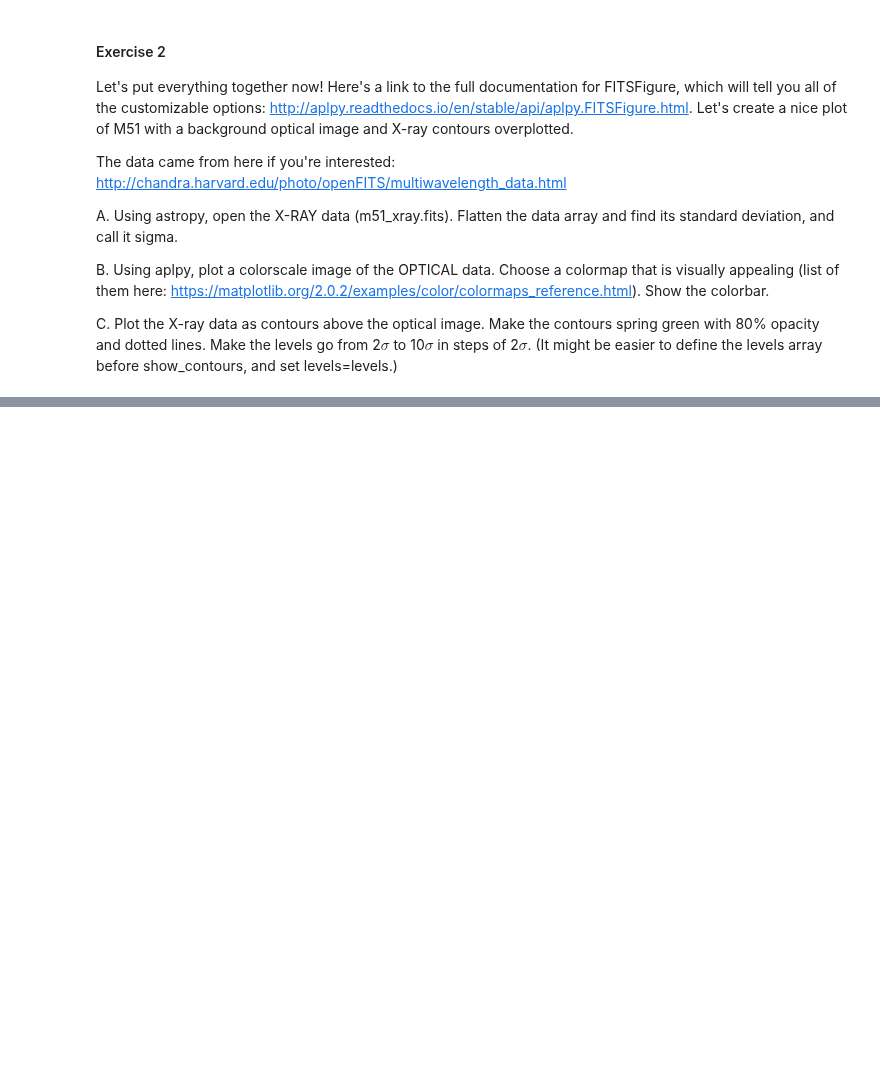
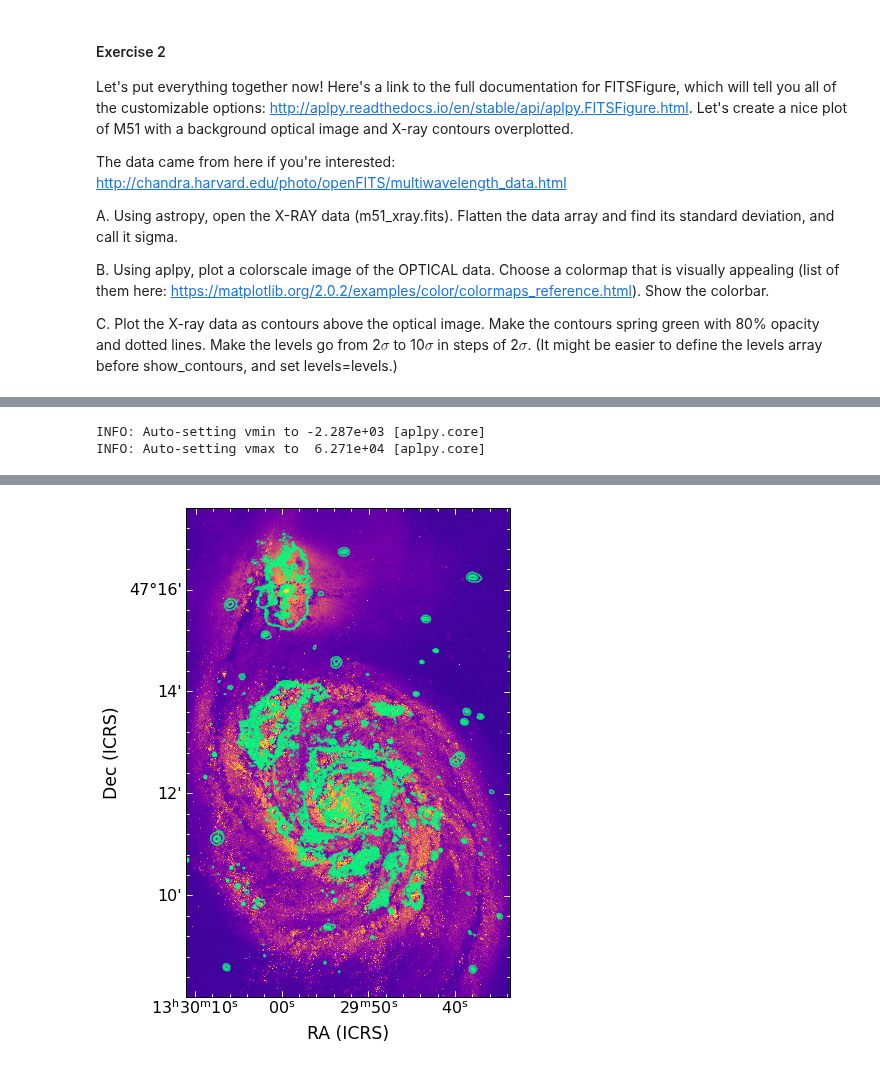
Before and after one commit to jbchampagne/pythontutorials, a Jupyter notebook: workshop_2021/solutions/Exercises.ipynb, the cells around one changed output, grey strips where cells are left out. Saved outputs shown, nothing was run; the diff lists cells and outputs as text; code cells hidden in the pictures; blank space fills up the shorter version.

```diff
--- a/workshop_2021/solutions/Exercises.ipynb
+++ b/workshop_2021/solutions/Exercises.ipynb
@@ -234,0 +298,19 @@ C. Plot the X-ray data as contours above the optical image. Make the contours sp
+# %%
+# solution here
+
+# A.
+from astropy.io import fits
+
+xray_data = fits.open('../m51_xray.fits')[0].data
+sigma = np.std(xray_data.flatten())
+
+# B.
+import aplpy
+
+xray = aplpy.FITSFigure('../m51_optical_B.fits')
+xray.show_colorscale(vmid=0, cmap='plasma')
+
+# C.
+levels = np.arange(2, 12, 2) * sigma
+xray.show_contour('../m51_xray.fits', levels=levels, colors='springgreen', linewith=0.25, alpha=0.8)
+# %% [output]
@@ -234,0 +320,2 @@ C. Plot the X-ray data as contours above the optical image. Make the contours sp
+INFO: Auto-setting vmin to -2.287e+03 [aplpy.core]
+INFO: Auto-setting vmax to  6.271e+04 [aplpy.core]
@@ -234,0 +324 @@ C. Plot the X-ray data as contours above the optical image. Make the contours sp
+[figure, added]
```
Also changed, not shown: parts of 7 cells of this notebook, 2 other files.
